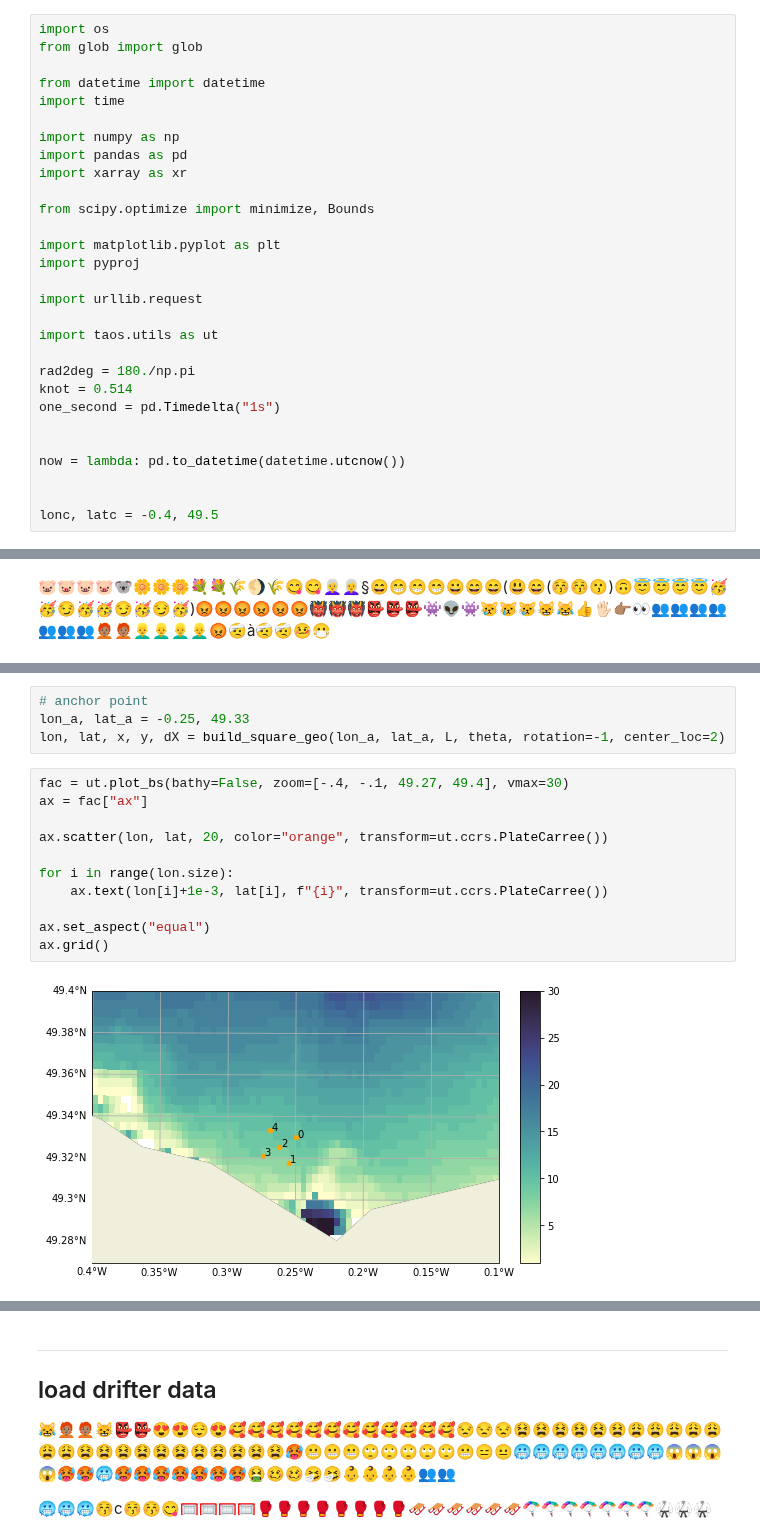
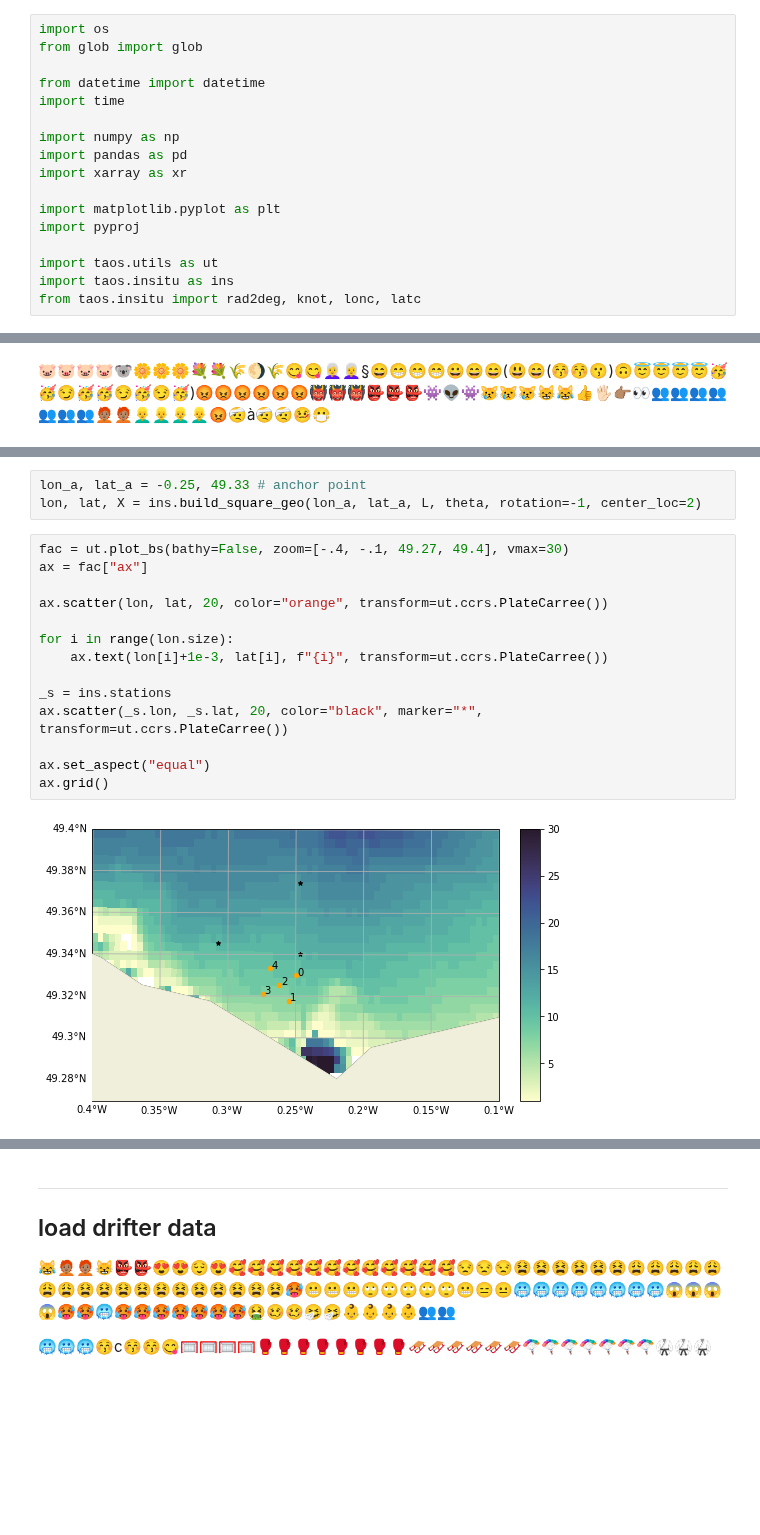
Before and after one commit to apatlpo/taos, a Jupyter notebook: campaign/dev.ipynb, the cells around one changed output, grey strips where cells are left out. Cells and saved outputs as stored; diff of their text form; blank space fills up the shorter version.

```diff
--- a/campaign/dev.ipynb
+++ b/campaign/dev.ipynb
@@ -13,21 +29,9 @@ import numpy as np
 import pandas as pd
 import xarray as xr
 
-from scipy.optimize import minimize, Bounds
-
 import matplotlib.pyplot as plt
 import pyproj
 
-import urllib.request
-
 import taos.utils as ut
-
-rad2deg = 180./np.pi
-knot = 0.514
-one_second = pd.Timedelta("1s")
-
-
-now = lambda: pd.to_datetime(datetime.utcnow())
-
-
-lonc, latc = -0.4, 49.5
+import taos.insitu as ins
+from taos.insitu import rad2deg, knot, lonc, latc
@@ -213,20 +89,22 @@ def build_square_geo(lon_a, lat_a, L, theta, **kwargs):
 # %%
-# anchor point
-lon_a, lat_a = -0.25, 49.33
-lon, lat, x, y, dX = build_square_geo(lon_a, lat_a, L, theta, rotation=-1, center_loc=2)
+lon_a, lat_a = -0.25, 49.33 # anchor point
+lon, lat, X = ins.build_square_geo(lon_a, lat_a, L, theta, rotation=-1, center_loc=2)
 # %%
 fac = ut.plot_bs(bathy=False, zoom=[-.4, -.1, 49.27, 49.4], vmax=30)
 ax = fac["ax"]
 
 ax.scatter(lon, lat, 20, color="orange", transform=ut.ccrs.PlateCarree())
 
 for i in range(lon.size):
     ax.text(lon[i]+1e-3, lat[i], f"{i}", transform=ut.ccrs.PlateCarree())
 
+_s = ins.stations
+ax.scatter(_s.lon, _s.lat, 20, color="black", marker="*", transform=ut.ccrs.PlateCarree())
+
 ax.set_aspect("equal")
 ax.grid()
 # %% [output]
-[figure, old version]
+[figure, new version]
 # %%
 ### solve route
 
```
Also changed, not shown: parts of 25 cells of this notebook, 2 other files.
